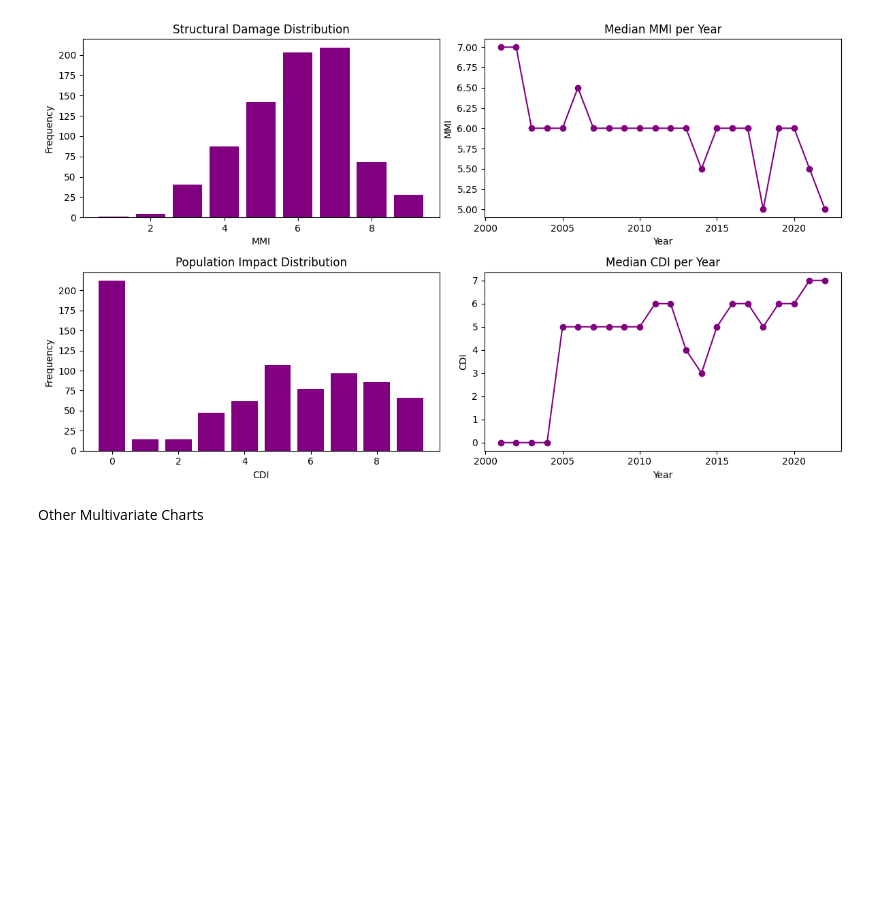
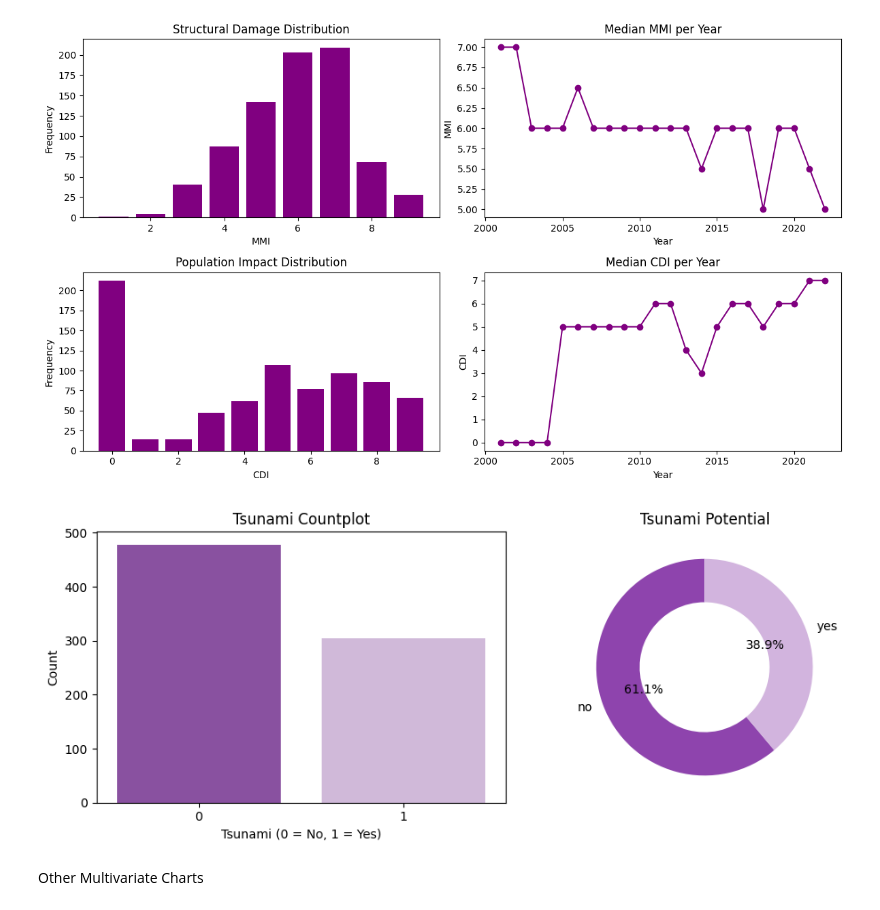
Before and after one commit to its-very-berry-dark/mini-data-science-labs, a Jupyter notebook: 00_EDA_on_datasets/A_earthquake_tsunami_risk_assessment/project_draft.ipynb, the cells around one changed output. Drawn from its saved outputs; the diff is of its cells as text; code cells hidden in the pictures; blank space fills up the shorter version.

```diff
--- a/00_EDA_on_datasets/A_earthquake_tsunami_risk_assessment/project_draft.ipynb
+++ b/00_EDA_on_datasets/A_earthquake_tsunami_risk_assessment/project_draft.ipynb
@@ -240,5 +246,27 @@ plt.tight_layout()
 plt.show()
 # %% [output]
 [figure]
+# %%
+fig, axes = plt.subplots(1, 2, figsize=(10,4))
+
+## Count plot
+sns.countplot(x='tsunami', data=df, hue='tsunami',
+              palette=['#8E44AD', '#D2B4DE'], legend=False, ax=axes[0])
+axes[0].set_title('Tsunami Countplot')
+axes[0].set_xlabel('Tsunami (0 = No, 1 = Yes)')
+axes[0].set_ylabel('Count')
+
+## KDE plot
+tsunami_counts = df['tsunami'].value_counts()
+axes[1].pie(tsunami_counts, labels=['no', 'yes'],
+            colors=['#8E44AD', '#D2B4DE'],
+            autopct='%1.1f%%', startangle=90,
+            wedgeprops={'width':0.4})
+axes[1].set_title("Tsunami Potential")
+
+plt.tight_layout()
+plt.show()
+# %% [output]
+[figure, added]
 # %% [markdown]
 Other Multivariate Charts
```
Also changed, not shown: parts of 3 cells of this notebook.
